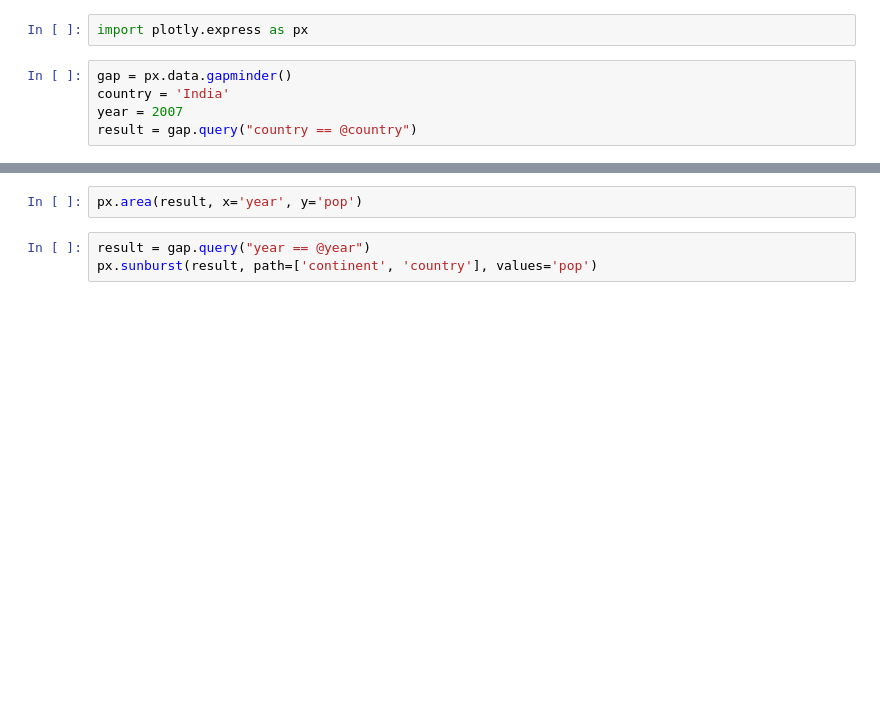
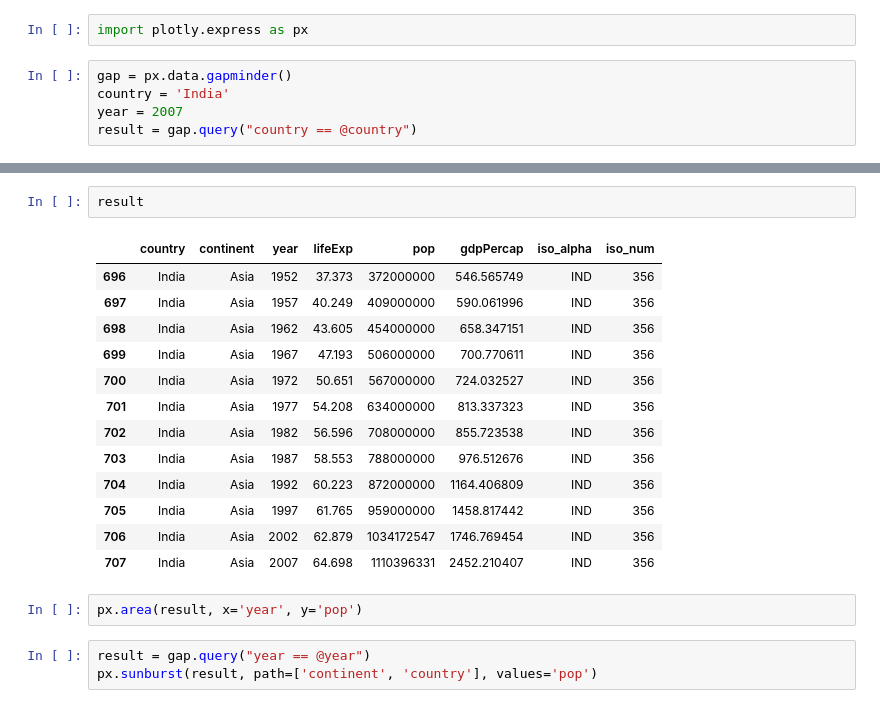
Before and after one commit to ApurvaJaiswal3398/DP-Python-DS, a Jupyter notebook: Webb App 1/visual.ipynb, the cells around one changed output, grey strips where cells are left out. Cells and saved outputs as stored; diff of their text form; blank space fills up the shorter version.

```diff
--- a/Webb App 1/visual.ipynb
+++ b/Webb App 1/visual.ipynb
@@ -8,3 +24,19 @@ result = gap.query("country == @country")
+# %%
+result
+# %% [output]
+|  | country | continent | year | lifeExp | pop | gdpPercap | iso_alpha | iso_num |
+| 696 | India | Asia | 1952 | 37.373 | 372000000 | 546.565749 | IND | 356 |
+| 697 | India | Asia | 1957 | 40.249 | 409000000 | 590.061996 | IND | 356 |
+| 698 | India | Asia | 1962 | 43.605 | 454000000 | 658.347151 | IND | 356 |
+| 699 | India | Asia | 1967 | 47.193 | 506000000 | 700.770611 | IND | 356 |
+| 700 | India | Asia | 1972 | 50.651 | 567000000 | 724.032527 | IND | 356 |
+| 701 | India | Asia | 1977 | 54.208 | 634000000 | 813.337323 | IND | 356 |
+| 702 | India | Asia | 1982 | 56.596 | 708000000 | 855.723538 | IND | 356 |
+| 703 | India | Asia | 1987 | 58.553 | 788000000 | 976.512676 | IND | 356 |
+| 704 | India | Asia | 1992 | 60.223 | 872000000 | 1164.406809 | IND | 356 |
+| 705 | India | Asia | 1997 | 61.765 | 959000000 | 1458.817442 | IND | 356 |
+| 706 | India | Asia | 2002 | 62.879 | 1034172547 | 1746.769454 | IND | 356 |
+| 707 | India | Asia | 2007 | 64.698 | 1110396331 | 2452.210407 | IND | 356 |
 # %%
 px.area(result, x='year', y='pop')
 # %%
```
Also changed, not shown: parts of 2 cells of this notebook, 7 other files.
